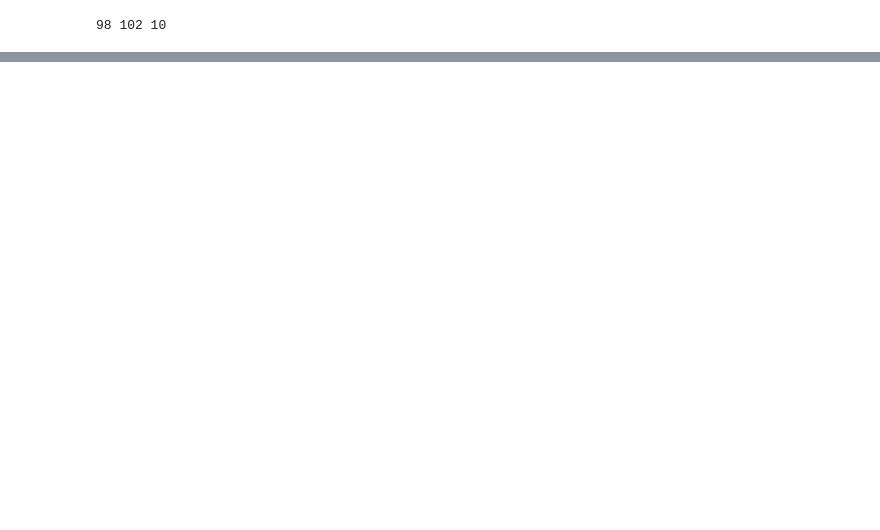
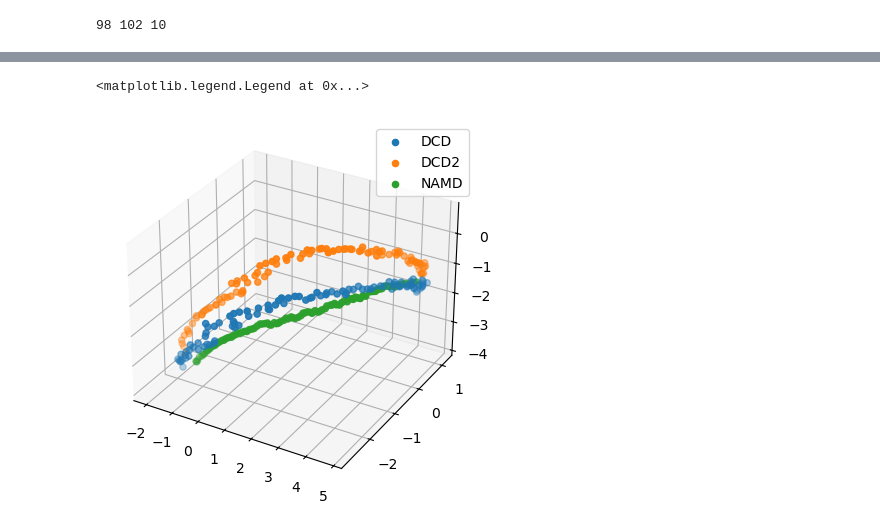
Before and after one commit to yuyuan871111/QMUL_HPC_note_w_MDAnalysis, a Jupyter notebook: Tutorial_notebook/Tutorial07_TrajSimilar.ipynb, the cells around one changed output, grey strips where cells are left out. Saved outputs shown, nothing was run; the diff lists cells and outputs as text; code cells hidden in the pictures; blank space fills up the shorter version.

```diff
--- a/Tutorial_notebook/Tutorial07_TrajSimilar.ipynb
+++ b/Tutorial_notebook/Tutorial07_TrajSimilar.ipynb
@@ -254,0 +368,16 @@ print("stds: \n", stds)
+# %%
+# a helper function to make it easier to partition the data
+def zip_data_with_labels(reduced):
+    rd_dcd = reduced[:, :98]  # first 98 frames
+    rd_dcd2 = reduced[:, 98:(98+102)]  # next 102 frames
+    rd_namd = reduced[:,(98+102):]  # last 100 frames
+    return zip([rd_dcd, rd_dcd2, rd_namd], labels)
+# %%
+rdfig0 = plt.figure()
+rdax0 = rdfig0.add_subplot(111, projection='3d')
+for data, label in zip_data_with_labels(reduced):
+    rdax0.scatter(*data, label=label)
+plt.legend()
+# %% [output]
+<matplotlib.legend.Legend at 0x...>
+[figure, added]
```
Also changed, not shown: parts of 75 cells of this notebook, 2 other files.
